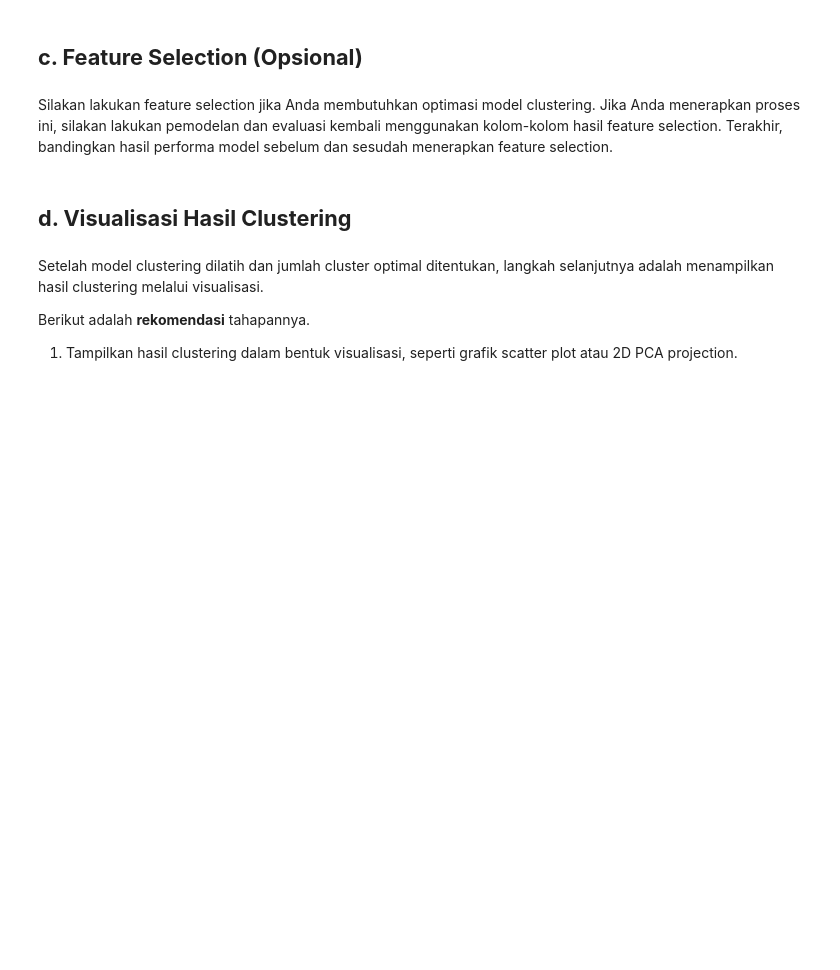
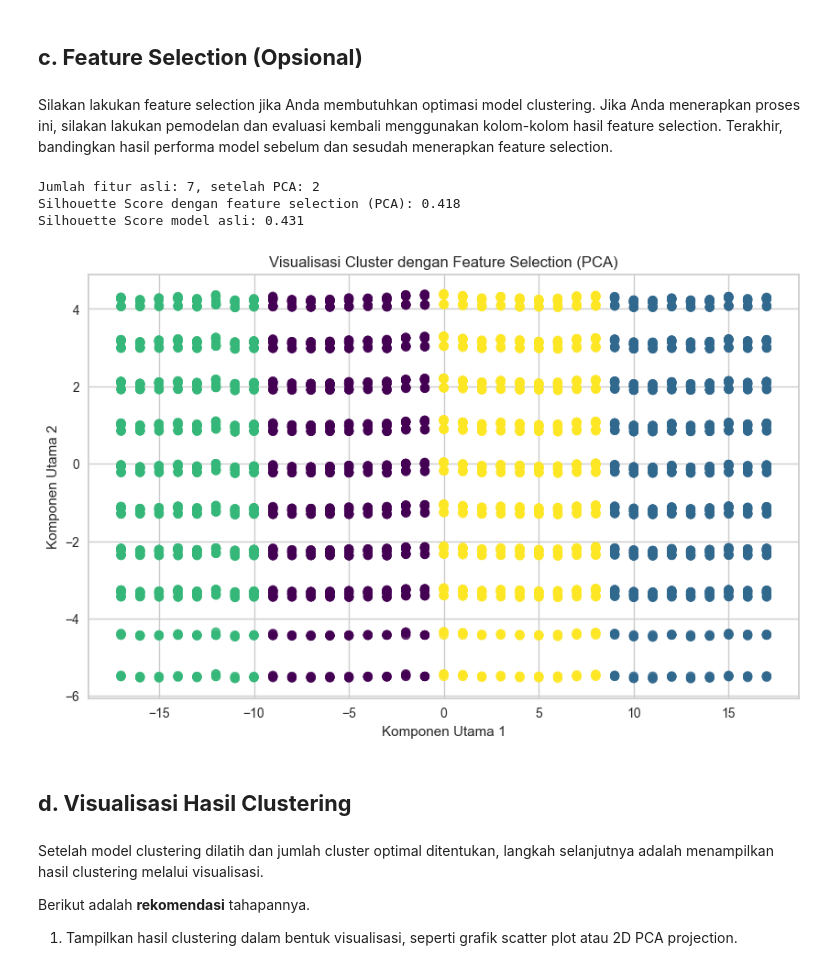
Before and after one commit to WEKOOO/Proyek-Machine-Learning-Dataset-Kesejahteraan-Pekerja-Indonesia, a Jupyter notebook: PROJECT-ML-PEMULA/[Clustering] Submission Akhir BMLP_Weko Abbror.ipynb, the cells around one changed output. Cells and saved outputs as stored; diff of their text form; code cells hidden in the pictures; blank space fills up the shorter version.

```diff
--- a/PROJECT-ML-PEMULA/[Clustering] Submission Akhir BMLP_Weko Abbror.ipynb
+++ b/PROJECT-ML-PEMULA/[Clustering] Submission Akhir BMLP_Weko Abbror.ipynb
@@ -482,3 +554,71 @@ def select_important_features(df_normalized):
+# %%
+# ==============================================================================
+# 1. REDUKSI DIMENSI DENGAN PCA
+# ==============================================================================
+# Mengambil semua fitur dari dataset yang sudah dinormalisasi
+features = df_normalized.columns  # Menggunakan semua kolom yang tersedia
+
+# Menyiapkan data untuk PCA
+X_full = df_normalized[features].values  # Mengambil nilai dari DataFrame
+
+# Melakukan reduksi dimensi dengan PCA
+pca = PCA(
+    n_components=0.95,  # Mempertahankan 95% varians data
+    random_state=0      # Untuk reproducibility
+)
+X_pca = pca.fit_transform(X_full)  # Transformasi data ke ruang PCA
+
+# Menampilkan jumlah fitur sebelum dan setelah PCA
+print(f"\nJumlah fitur asli: {X_full.shape[1]}, setelah PCA: {X_pca.shape[1]}")
+
+# ==============================================================================
+# 2. MEMBANGUN MODEL CLUSTERING DENGAN DATA HASIL PCA
+# ==============================================================================
+# Inisialisasi model KMeans dengan jumlah cluster optimal dari Elbow Method
+kmeans_pca = KMeans(
+    n_clusters=optimal_k_elbow,  # Jumlah cluster optimal dari Elbow Method
+    random_state=0               # Untuk reproducibility
+)
+
+# Melatih model dengan data hasil PCA
+kmeans_pca.fit(X_pca)
+
+# Mendapatkan label cluster untuk setiap data point
+labels_pca = kmeans_pca.labels_
+
+# ==============================================================================
+# 3. EVALUASI MODEL CLUSTERING DENGAN SILHOUETTE SCORE
+# ==============================================================================
+# Menghitung Silhouette Score untuk model dengan data hasil PCA
+score_pca = silhouette_score(X_pca, labels_pca)
+print(f"Silhouette Score dengan feature selection (PCA): {score_pca:.3f}")
+
+# Membandingkan dengan performa model asli (tanpa PCA)
+score_original = max_silhouette_score  # Silhouette Score model asli
+print(f"Silhouette Score model asli: {score_original:.3f}")
+
+# ==============================================================================
+# 4. VISUALISASI HASIL CLUSTERING
+# ==============================================================================
+# Visualisasi hasil clustering menggunakan 2 komponen utama pertama dari PCA
+plt.figure(figsize=(10, 6))
+plt.scatter(
+    X_pca[:, 0],  # Komponen Utama 1 (sumbu x)
+    X_pca[:, 1],  # Komponen Utama 2 (sumbu y)
+    c=labels_pca,  # Warna berdasarkan label cluster
+    cmap='viridis',  # Peta warna
+    s=50,           # Ukuran titik
+    alpha=0.6       # Transparansi titik
+)
+plt.title('Visualisasi Cluster dengan Feature Selection (PCA)')
+plt.xlabel('Komponen Utama 1')
+plt.ylabel('Komponen Utama 2')
+plt.show()
+# %% [output]
+Jumlah fitur asli: 7, setelah PCA: 2
+Silhouette Score dengan feature selection (PCA): 0.418
+Silhouette Score model asli: 0.431
+[figure, added]
 # %% [markdown]
 ## **d. Visualisasi Hasil Clustering**
 # %% [markdown]
```
Also changed, not shown: parts of 20 cells of this notebook, 5 other files.
